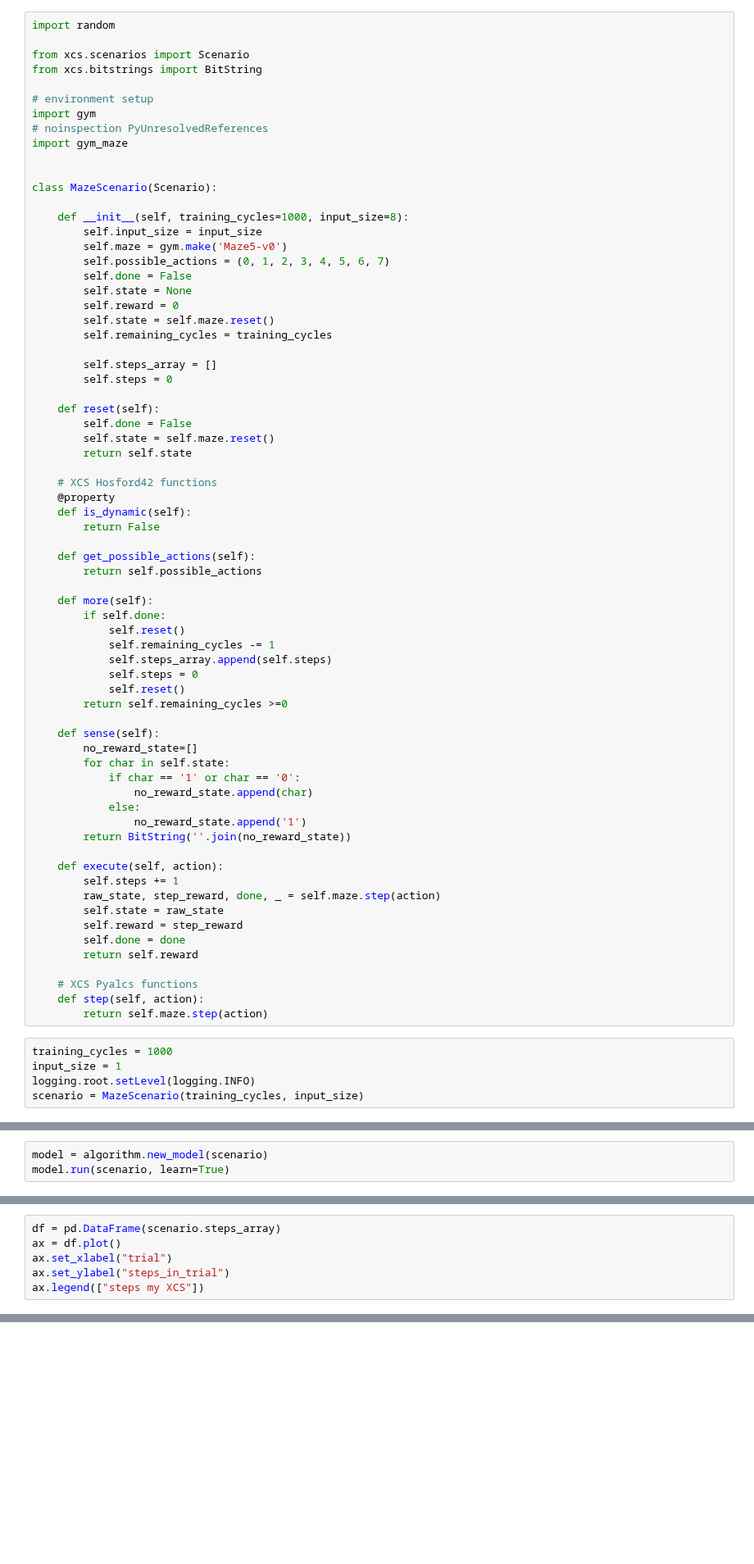
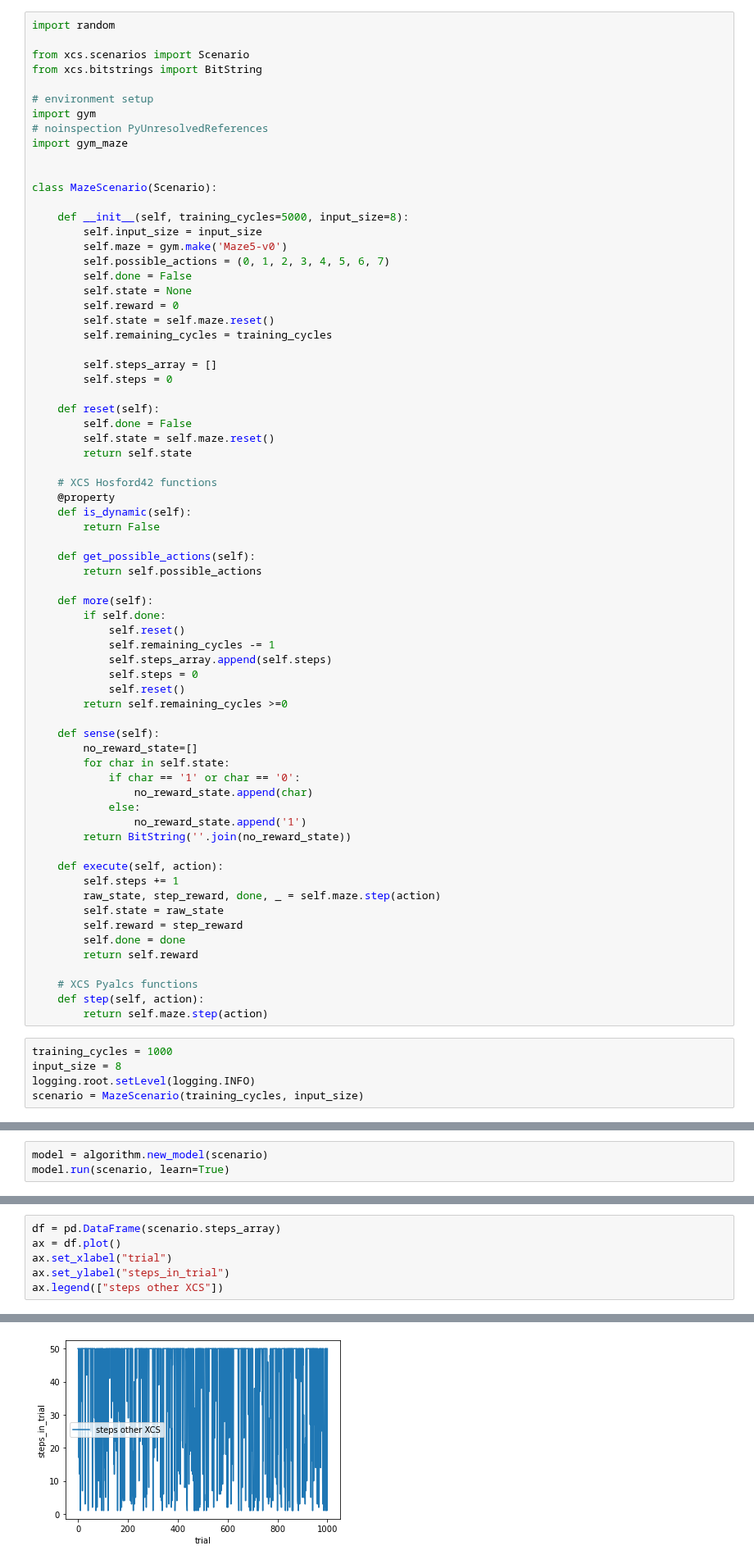
Before and after one commit to ParrotPrediction/pyalcs-experiments, a Jupyter notebook: XCS_Experiments/XCS_compared_Maze.ipynb, the cells around one changed output, grey strips where cells are left out. Shown at 82% size. Drawn from its saved outputs; the diff is of its cells as text; blank space fills up the shorter version.

```diff
--- a/XCS_Experiments/XCS_compared_Maze.ipynb
+++ b/XCS_Experiments/XCS_compared_Maze.ipynb
@@ -20,7 +20,7 @@ import gym_maze
 
 class MazeScenario(Scenario):
 
-    def __init__(self, training_cycles=1000, input_size=8):
+    def __init__(self, training_cycles=5000, input_size=8):
         self.input_size = input_size
         self.maze = gym.make('Maze5-v0')
         self.possible_actions = (0, 1, 2, 3, 4, 5, 6, 7)
@@ -77,6 +77,6 @@ class MazeScenario(Scenario):
         return self.maze.step(action)
 # %%
 training_cycles = 1000
-input_size = 1
+input_size = 8
 logging.root.setLevel(logging.INFO)
 scenario = MazeScenario(training_cycles, input_size)
@@ -143,4 +223,5 @@ df = pd.DataFrame(scenario.steps_array)
 ax = df.plot()
 ax.set_xlabel("trial")
 ax.set_ylabel("steps_in_trial")
-ax.legend(["steps my XCS"])
+ax.legend(["steps other XCS"])
+# %% [output]
@@ -147,2 +229,3 @@ ax.legend(["steps my XCS"])
+[figure, added]
 # %% [markdown]
 #### Conclusions
```
Also changed, not shown: parts of 10 cells of this notebook.
